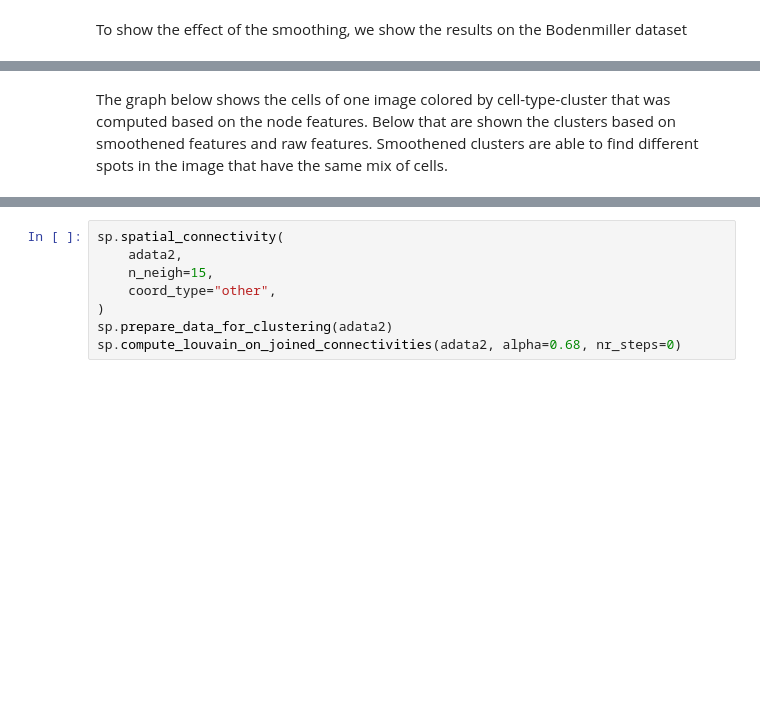
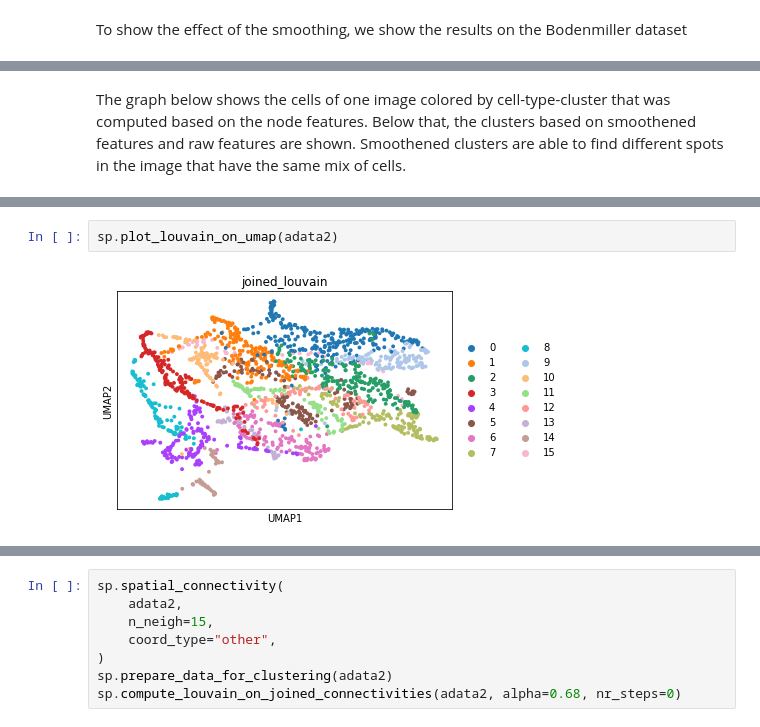
Before and after one commit to scverse/squidpy, a Jupyter notebook: notebooks/SpatialClustering.ipynb, the cells around one changed output, grey strips where cells are left out. Saved outputs shown, nothing was run; the diff lists cells and outputs as text; blank space fills up the shorter version.

Commit message:
changed UMAP plot to be computed on the potentially processed node features

```diff
--- a/notebooks/SpatialClustering.ipynb
+++ b/notebooks/SpatialClustering.ipynb
@@ -98,7 +96,7 @@ Training dataset: 459 images from 283 patients. 0 images had a reference image.
 Validation dataset: 50 images from 32 patients. 0 images had a reference image.
 [interactive output not drawn]
 # %% [markdown]
-The graph below shows the cells of one image colored by cell-type-cluster that was computed based on the node features. Below that are shown the clusters based on smoothened features and raw features. Smoothened clusters are able to find different spots in the image that have the same mix of cells.
+The graph below shows the cells of one image colored by cell-type-cluster that was computed based on the node features. Below that, the clusters based on smoothened features and raw features are shown. Smoothened clusters are able to find different spots in the image that have the same mix of cells.
 # %%
 adata2 = anndata.AnnData(X=interpreter.h["BaselTMA_SP42_181_X6Y5"])
 adata2.obsm["spatial"] = interpreter.data.position_matrix["BaselTMA_SP42_181_X6Y5"]
@@ -125,3 +123,7 @@ The iterable function was deprecated in Matplotlib 3.1 and will be removed in 3.
   if not cb.iterable(width):
 [figure]
 [interactive output not drawn]
+# %%
+sp.plot_louvain_on_umap(adata2)
+# %% [output]
+[figure, added]
```
Also changed, not shown: parts of 5 cells of this notebook, 1 other file.
